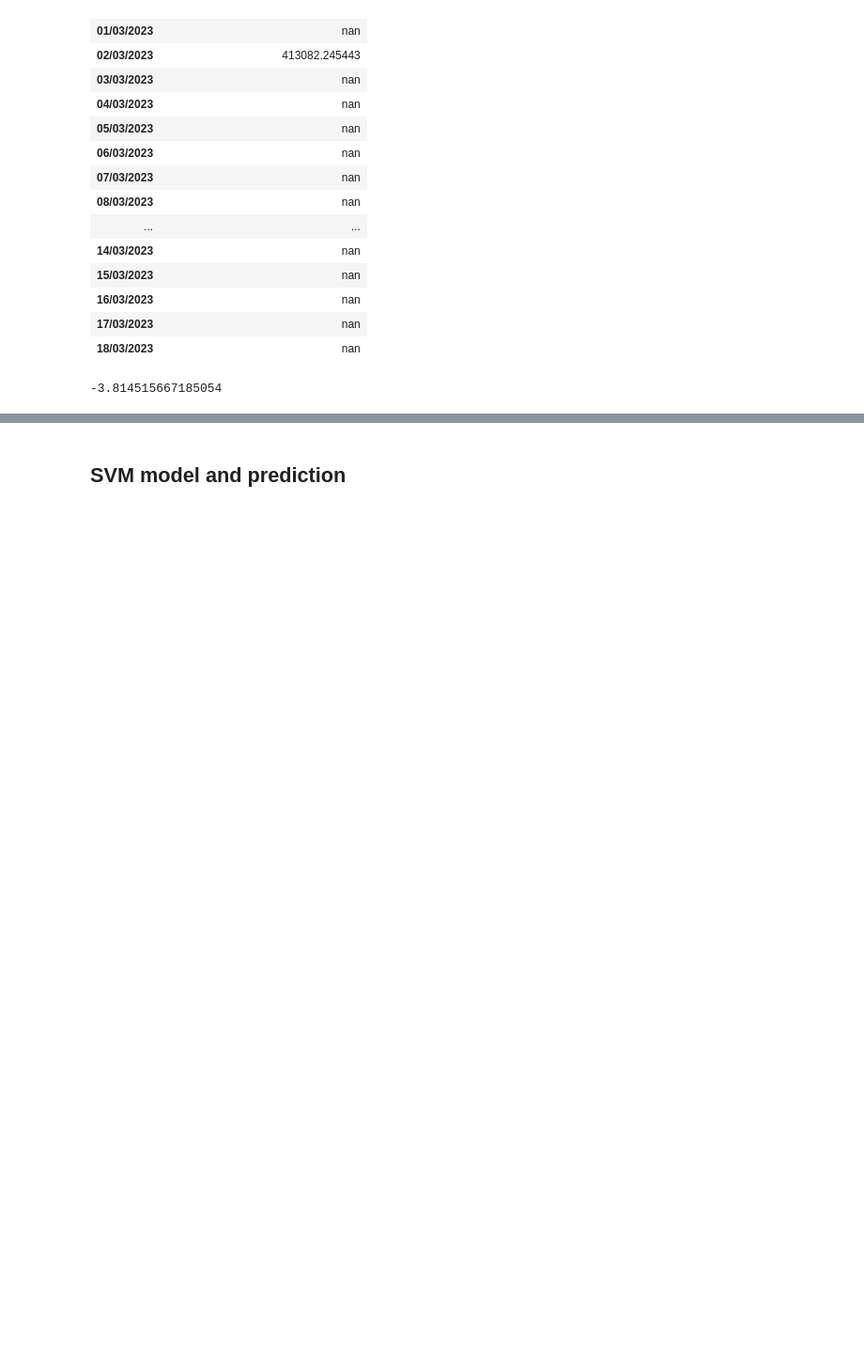
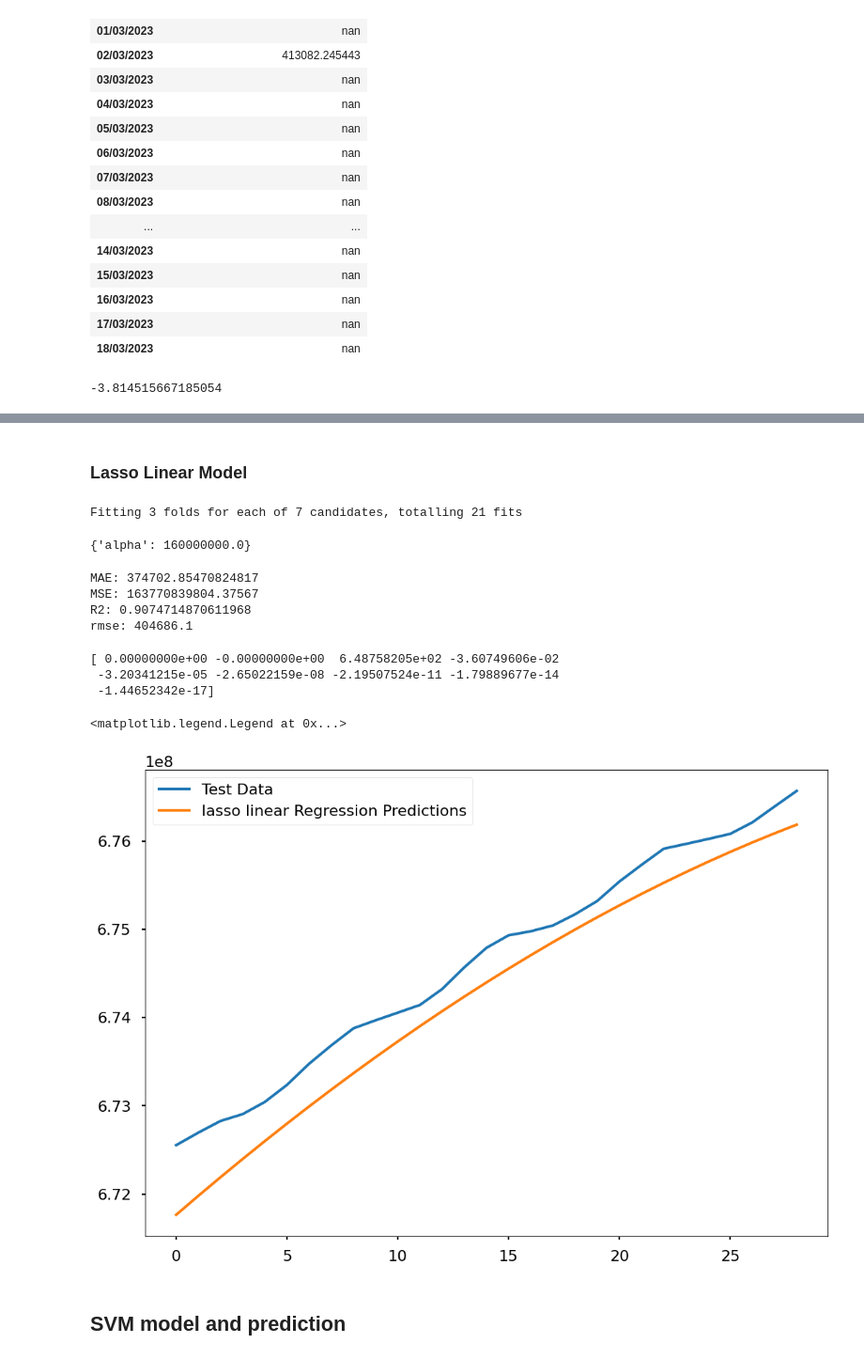
Before and after one commit to wrwilliam/My-machine-learning-project, a Jupyter notebook: WR_COVID_19_pre_RamCourse.ipynb, the cells around one changed output, grey strips where cells are left out. Shown at 94% size. Drawn from its saved outputs; the diff is of its cells as text; code cells hidden in the pictures; blank space fills up the shorter version.

```diff
--- a/WR_COVID_19_pre_RamCourse.ipynb
+++ b/WR_COVID_19_pre_RamCourse.ipynb
@@ -802,3 +912,58 @@ r2_score(arima_test,arima_pred)
+# %% [markdown]
+### **Lasso Linear Model**
+# %%
+from sklearn.linear_model import Lasso
+# slightly modify the data to fit the model better (regression models cannot pick the pattern)
+days_to_skip = 790
+X_train_confirmed_lasso, X_test_confirmed_lasso, y_train_confirmed_lasso, y_test_confirmed_lasso = train_test_split(days_since[days_to_skip:], world_cases[days_to_skip:], test_size=0.08, shuffle=False)
+# transform our data for polynomial regression
+poly = PolynomialFeatures(degree=8)
+poly_X_train_confirmed = poly.fit_transform(X_train_confirmed_lasso)
+poly_X_test_confirmed = poly.fit_transform(X_test_confirmed_lasso)
+poly_future_forcast = poly.fit_transform(future_forcast)
+# %%
+# lasso hyperparameter tuning wihin RandomizedSearchCV
+lasso_grid = {'alpha': [1e-1,1e-4,1.6e-6,1.4e-6,1.6e+8,1e+6,1e+8]}
+
+lasso=Lasso()
+lasso_search = RandomizedSearchCV(lasso, lasso_grid, scoring='neg_mean_squared_error', cv=3, return_train_score=True, n_jobs=-1, n_iter=30, verbose=1)
+lasso_search.fit(poly_X_train_confirmed, y_train_confirmed_lasso)
+lasso_search.best_params_
+# %% [output]
+Fitting 3 folds for each of 7 candidates, totalling 21 fits
+{'alpha': 160000000.0}
+# %%
+#best estimator
+linear_model=lasso_search.best_estimator_
+
+#linear_model = Lasso(alpha=1e+8,fit_intercept=False)
+#linear_model.fit(poly_X_train_confirmed, y_train_confirmed)
+test_linear_pred = linear_model.predict(poly_X_test_confirmed)
+linear_pred = linear_model.predict(poly_future_forcast)
+
+#performance of model
+print('MAE:', mean_absolute_error(test_linear_pred, y_test_confirmed_lasso))
+print('MSE:',mean_squared_error(test_linear_pred, y_test_confirmed_lasso))
+print("R2:",r2_score(test_linear_pred, y_test_confirmed_lasso))
+print("rmse:",round(np.sqrt(mean_squared_error(test_linear_pred, y_test_confirmed_lasso)),2))
+# %% [output]
+MAE: 374702.85470824817
+MSE: 163770839804.37567
+R2: 0.9074714870611968
+rmse: 404686.1
+# %%
+print(linear_model.coef_)
+# %% [output]
+[ 0.00000000e+00 -0.00000000e+00  6.48758205e+02 -3.60749606e-02
+ -3.20341215e-05 -2.65022159e-08 -2.19507524e-11 -1.79889677e-14
+ -1.44652342e-17]
+# %%
+plt.plot(y_test_confirmed_lasso)
+plt.plot(test_linear_pred)
+plt.legend(['Test Data', 'lasso linear Regression Predictions'])
+# %% [output]
+<matplotlib.legend.Legend at 0x...>
+[figure, added]
 # %% [markdown]
 ## SVM model and prediction
 # %% [markdown]
```
Also changed, not shown: parts of 40 cells of this notebook.
